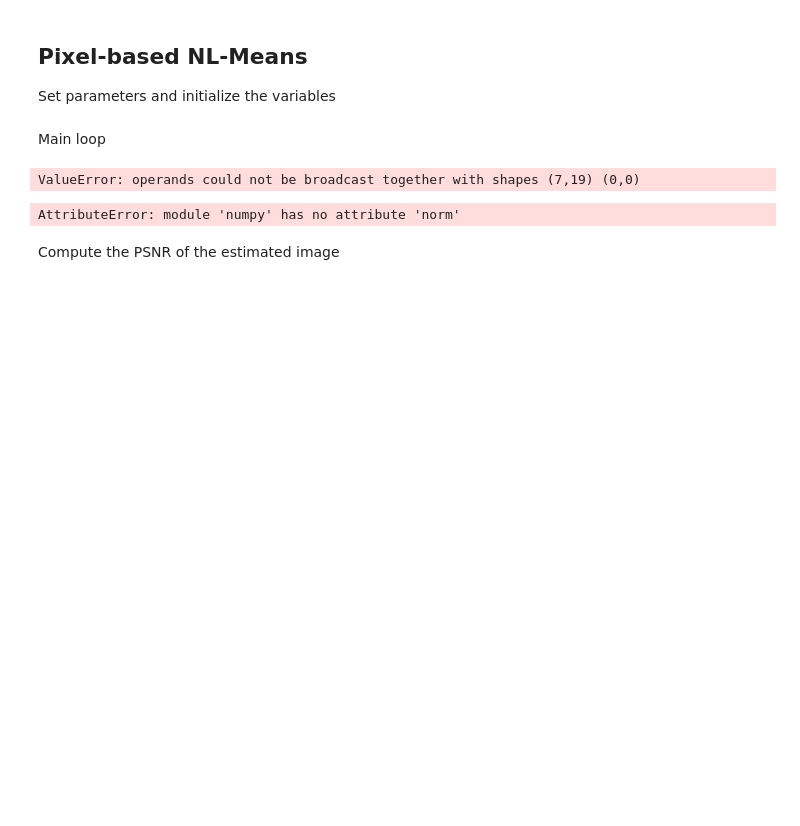
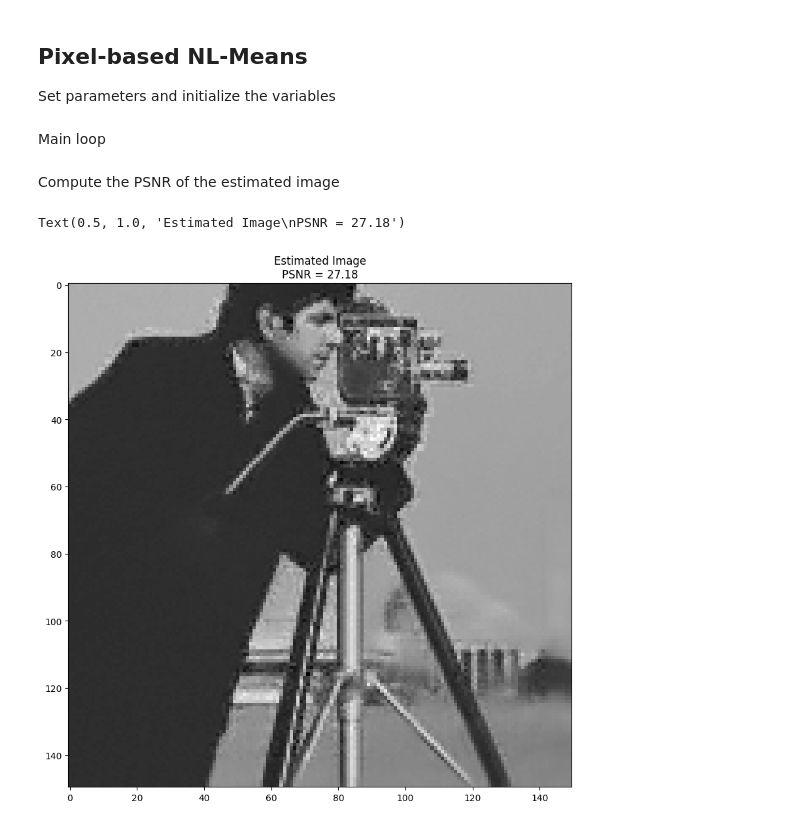
Before and after one commit to Thomas-Fabbris/MMIP-polimi, a Jupyter notebook: Assignments/lecture_12_NLMeans.ipynb, the cells around one changed output. Saved outputs shown, nothing was run; the diff lists cells and outputs as text; code cells hidden in the pictures; blank space fills up the shorter version.

```diff
--- a/Assignments/lecture_12_NLMeans.ipynb
+++ b/Assignments/lecture_12_NLMeans.ipynb
@@ -64,38 +59,40 @@ Main loop
 # %%
 for r in range(0, imsz[0]):
     for c in range(0, imsz[1]):
-        # extrach the patch from img_pad whose center has the location (r, c) in the noisy image
-        s = img_pad[r:r+p, c:c+p]
+        # Extrach the patch from img_pad whose center has the location (r, c) in
+        # noisy_img
+        s = img_pad[r:r + 2*k + 1, c:c + 2*k + 1].flatten()
 
-        # initialize the pixel estimate and the total weights
+        # Initialize the pixel estimate and the total weights
         pixel_hat = 0
-        weight = np.zeros((2*M + 1, 2*M + 1))
+        weight = np.zeros((2*H + 1, 2*H + 1))
 
-        # extract all the patches in the search neighborhood
+        # Extract all the patches in the search neighborhood
         for i in range(-H, H+1):
             for j in range(-H, H+1):
-                # extract the patch
-                if (0 <= r+k+i <= imsz[0] - 1 and 0 <= c+k+j <= imsz[1] - 1):
-                    z = img_pad[r+k:r + k + i, c+k:c+k+j]
+               # Extract the patch
+                r_noisy = r + i
+                c_noisy = c + j
+                if (r_noisy >= 0 and c_noisy >= 0 and r_noisy + 2*k + 1 < imsz[0] - 1 and c_noisy + 2*k + 1 < imsz[1] - 1):
+                    z = img_pad[r_noisy:r_noisy + 2*k + 1,
+                                c_noisy:c_noisy + 2*k + 1].flatten()
 
-                    # compute the distance with the reference patch
-                    d = np.linalg.norm(s - z) ** 2
-                    # update the weight and the pixel estimate
-                    weight[i + H, j + H] += np.exp(-d/(sigma_noise ** 2 * M))
-                    pixel_hat += weight[i + H, j + H] * z[p // 2, p//2]
+                    # Compute the distance with the reference patch
+                    d = np.sum((s - z) ** 2)
+                    # Update the weight and the pixel estimate
+                    weight[i + H, j +
+                           H] = np.exp(-d / (M * (sigma_noise ** 2)))
+                    pixel_hat += weight[i + H, j + H] * \
+                        img_pad[r_noisy + k, c_noisy + k]
 
-        # estimate the pixel (i, j) as the weighted average of the central pixel of the extracted patches
-        img_hat[i, j] = pixel_hat/weight
+        img_hat[r, c] = pixel_hat / np.sum(weight)
-# %% [output]
-ValueError: operands could not be broadcast together with shapes (7,19) (0,0)
-# %%
-d = np.norm(s - z) ** 2
-# %% [output]
-AttributeError: module 'numpy' has no attribute 'norm'
 # %% [markdown]
 Compute the PSNR of the estimated image
 # %%
-# psnr_hat =
+psnr_hat = 10 * np.log10(1/np.mean(np.square(img - img_hat)))
 plt.figure(figsize=(10, 10))
 plt.imshow(img_hat, cmap='gray')
-plt.title(f'Estimated Image,\nPSNR = {psnr_hat:.2f}')
+plt.title(f'Estimated Image\nPSNR = {psnr_hat:.2f}')
+# %% [output]
+Text(0.5, 1.0, 'Estimated Image\nPSNR = 27.18')
+[figure, added]
```
Also changed, not shown: parts of 7 cells of this notebook, 1 other file.
